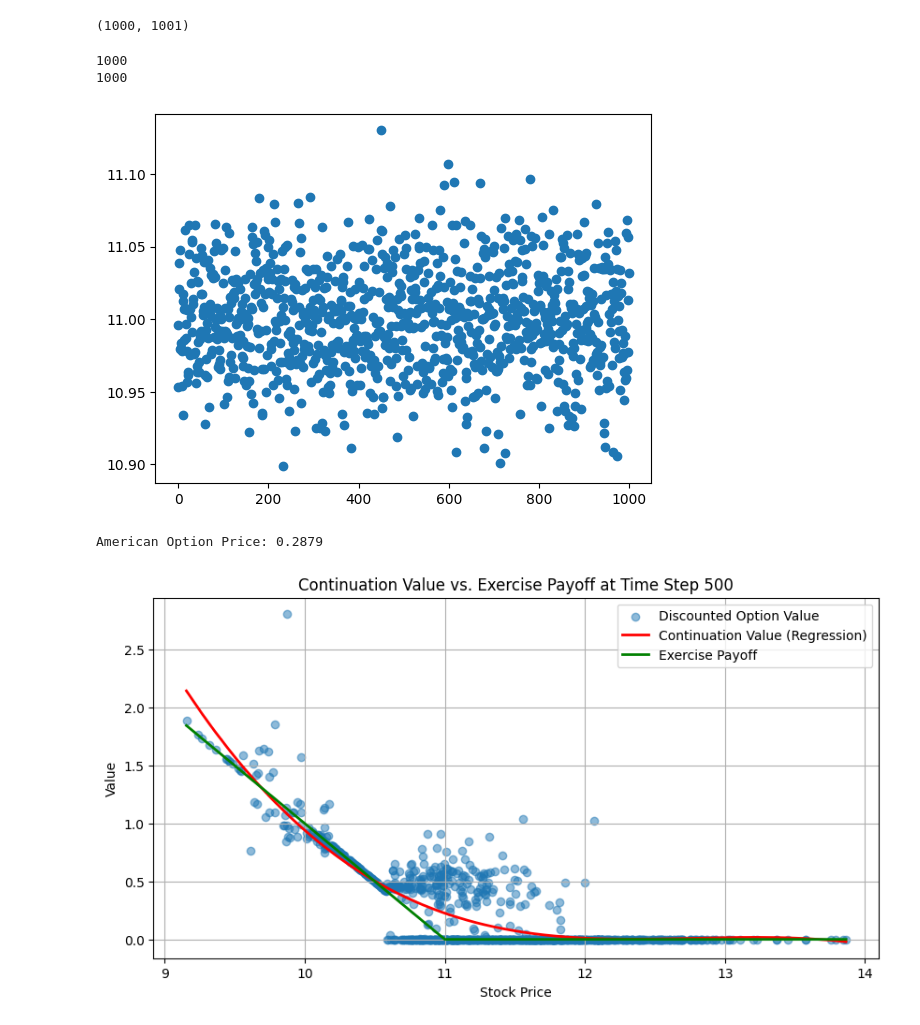
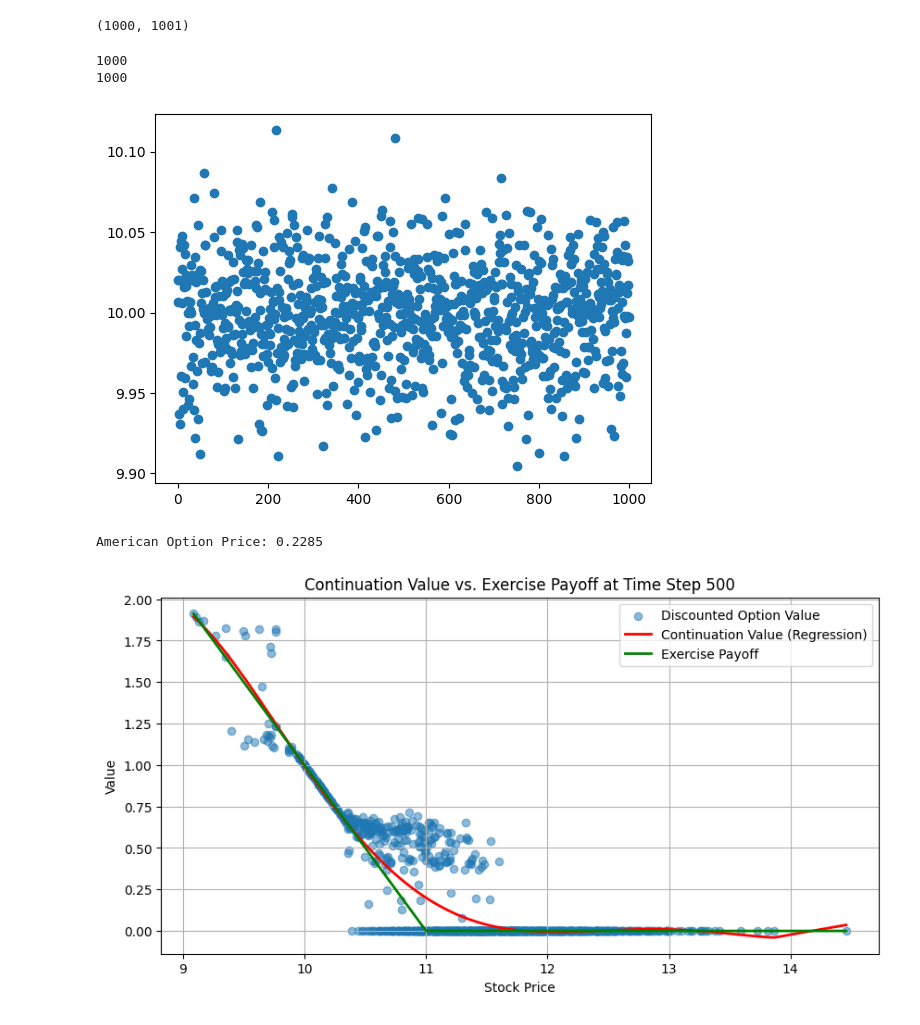
Before and after one commit to Hassen214/American_options, a Jupyter notebook: Code.ipynb, the cells around one changed output. Drawn from its saved outputs; the diff is of its cells as text; code cells hidden in the pictures.

```diff
--- a/Code.ipynb
+++ b/Code.ipynb
@@ -52,7 +145,7 @@ def payoff(S,K) :
 # %%
 N = 1000
 n = 1000
-S0 = 11
+S0 = 10
 r = 0.05
 sigma = 0.1
 T = 1
@@ -84,7 +177,7 @@ plt.show()
 # %% [output]
 1000
 1000
-[figure, old version]
+[figure, new version]
 # %%
 dt = T/n
 # Backward Induction
@@ -94,7 +187,7 @@ for i in range(n-1, 0, -1):  # Iterate backwards from the second last time step
     V_i = np.exp(-r * dt) * V_i_1  # Discounted future value
 
     # Fit continuation value using Laguerre polynomials
-    fit = np.polynomial.Laguerre.fit(S_i, V_i, deg=15)  # Choose degree 3
+    fit = np.polynomial.Laguerre.fit(S_i, V_i, deg=5)  # Choose degree 3
     # Compute continuation value
     continuation_value = fit(S_i)
 
@@ -109,27 +202,27 @@ option_price = np.exp(-r * dt) * np.mean(V[:, 1])
 
 print(f"American Option Price: {option_price:.4f}")
 # %% [output]
-American Option Price: 0.2879
+American Option Price: 0.2285
 # %%
 i = n // 2  # Pick a mid-time step
 S_i = S[:, i]
 V_i = V[:, i]
-fit = np.polynomial.Laguerre.fit(S_i, V_i, deg=3)  # Regression fit
+fit = np.polynomial.Laguerre.fit(S_i, V_i, deg=5)  # Regression fit
 continuation_value = fit(S_i)
 exercise_value = payoff(S_i, K)
 
 plt.figure(figsize=(10, 5))
 plt.scatter(S_i, V_i, label="Discounted Option Value", alpha=0.5)
 plt.plot(np.sort(S_i), fit(np.sort(S_i)), label="Continuation Value (Regression)", color="red", linewidth=2)
 plt.plot(np.sort(S_i), payoff(np.sort(S_i), K), label="Exercise Payoff", color="green", linewidth=2)
 plt.xlabel("Stock Price")
 plt.ylabel("Value")
 plt.title(f"Continuation Value vs. Exercise Payoff at Time Step {i}")
 plt.legend()
 plt.grid()
 plt.show()
 # %% [output]
-[figure, old version]
+[figure, new version]
 # %%
 num_paths = np.logspace(2, 4, 10, dtype=int)  # Vary number of paths
 option_prices = []
```
Also changed, not shown: parts of 10 cells of this notebook, 4 other files.
